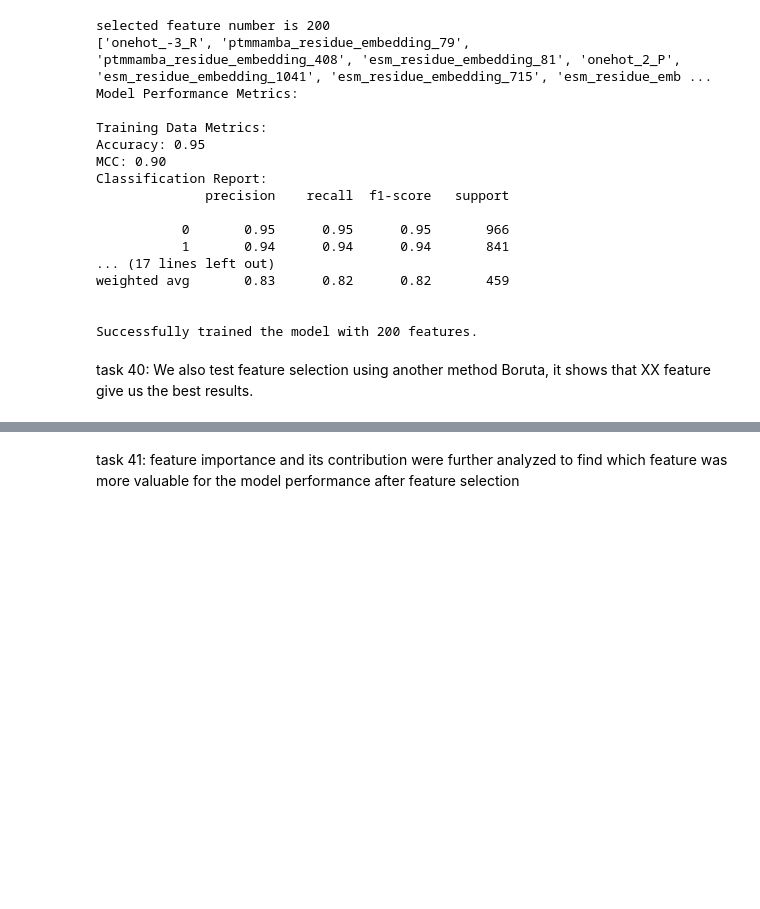
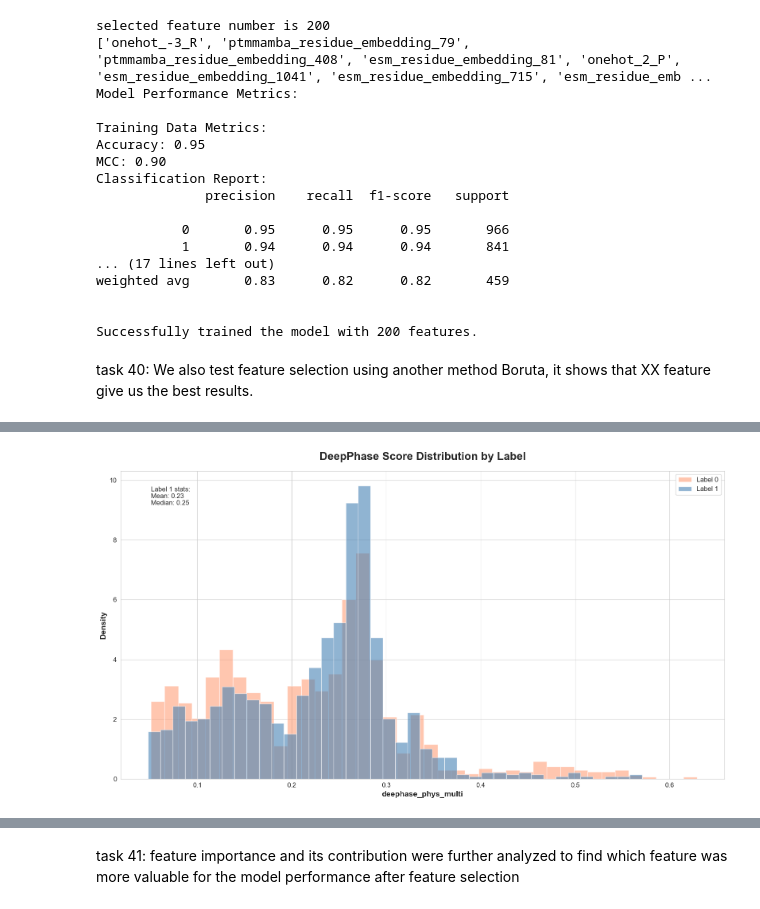
Before and after one commit to liuliu-umich/CAMP-14-3-3, a Jupyter notebook: 4.2 Modeling.ipynb, the cells around one changed output, grey strips where cells are left out. Saved outputs shown, nothing was run; the diff lists cells and outputs as text; code cells hidden in the pictures; blank space fills up the shorter version.

```diff
--- a/4.2 Modeling.ipynb
+++ b/4.2 Modeling.ipynb
@@ -886,0 +1008,34 @@ selected_features = boruta_feature_selection(training_dataset_df)
+# %%
+import numpy as np
+import matplotlib.pyplot as plt
+
+def plot_deepphase_score_by_label(df, score_col='DeepPhase_Score', label_col='label'):
+    df_label_1 = df[df[label_col] == 1].dropna(subset=[score_col])
+    df_label_0 = df[df[label_col] == 0].dropna(subset=[score_col])
+
+    scores_1 = df_label_1[score_col].to_numpy().flatten()
+    scores_0 = df_label_0[score_col].to_numpy().flatten()
+
+    plt.figure(figsize=(16, 9))
+
+    # Plot histograms
+    plt.hist(scores_0, bins=40, alpha=0.6, density=True, color='#FFA07A', label='Label 0')
+    plt.hist(scores_1, bins=40, alpha=0.6, density=True, color='#4682B4', label='Label 1')
+
+    plt.title('DeepPhase Score Distribution by Label', fontsize=20, fontweight='bold', pad=20)
+    plt.xlabel(score_col, fontsize=14, fontweight='bold')
+    plt.ylabel('Density', fontsize=14, fontweight='bold')
+    plt.tick_params(axis='both', which='major', labelsize=12)
+    plt.legend(fontsize=12, loc='upper right', frameon=True, framealpha=0.9)
+
+    stats_text = f"Label 1 stats:\nMean: {scores_1.mean():.2f}\nMedian: {np.median(scores_1):.2f}"
+    plt.text(0.05, 0.95, stats_text, transform=plt.gca().transAxes, fontsize=12,
+             verticalalignment='top', horizontalalignment='left',
+             bbox=dict(boxstyle='round', facecolor='white', alpha=0.8))
+
+    plt.tight_layout()
+    plt.show()
+# %%
+plot_deepphase_score_by_label(training_dataset_df, score_col="deephase_phys_multi")
+# %% [output]
+[figure, added]
```
Also changed, not shown: parts of 28 cells of this notebook, 3 other files.
